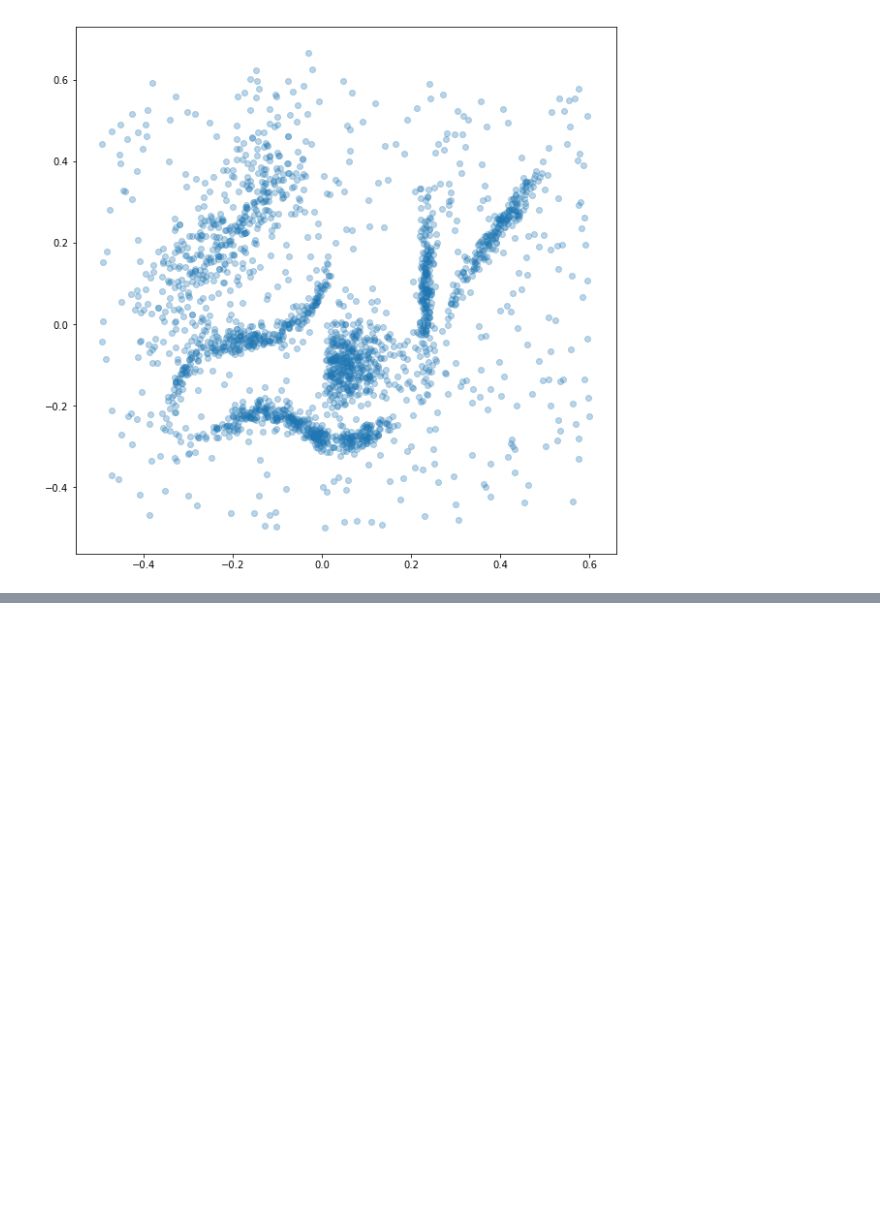
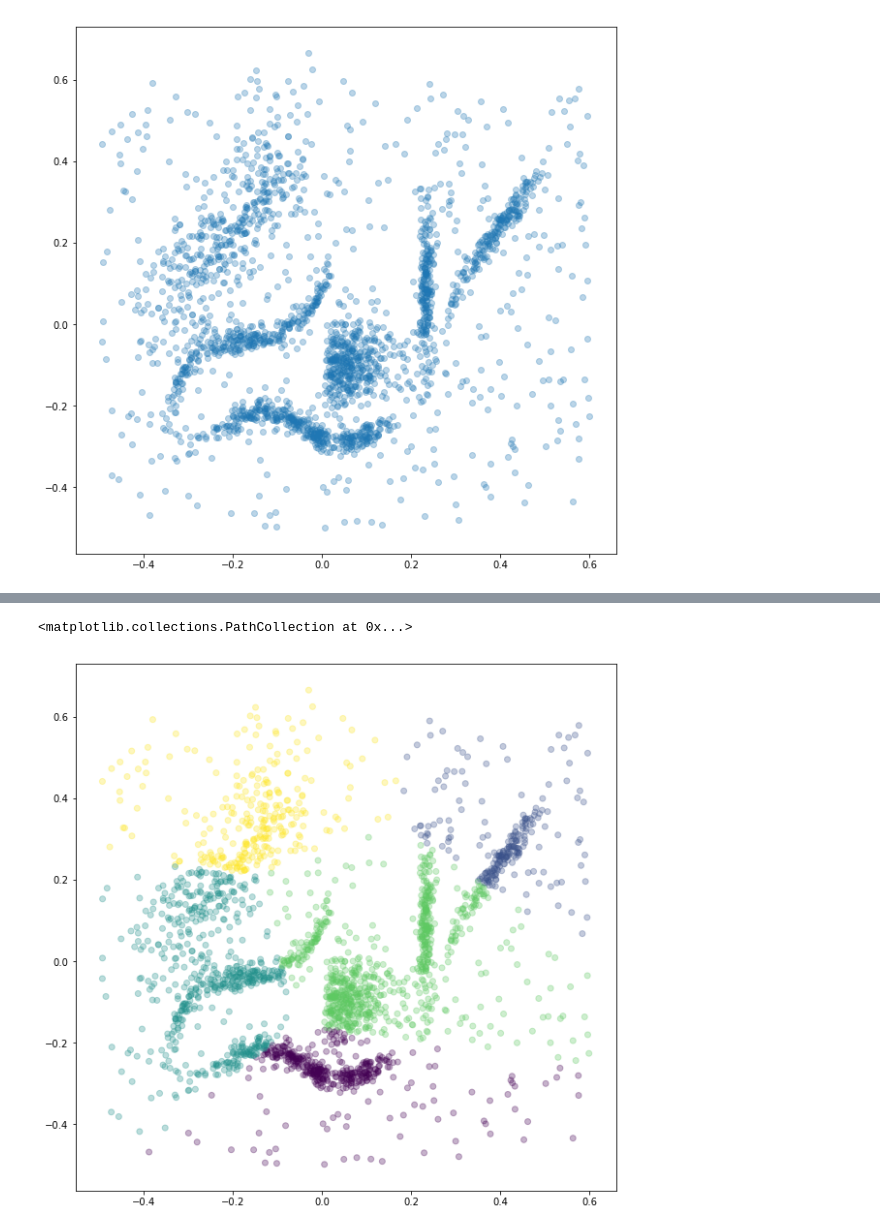
Before and after one commit to clustertoolsgroup/clustertools_project, a Jupyter notebook: example_notebook.ipynb, the cells around one changed output, grey strips where cells are left out. Cells and saved outputs as stored; diff of their text form; code cells hidden in the pictures; blank space fills up the shorter version.

```diff
--- a/example_notebook.ipynb
+++ b/example_notebook.ipynb
@@ -45,0 +67,4 @@ plt.scatter(x[:,0],x[:,1],alpha=.3,c =labels)
+# %%
+spc = SpectralClustering(x,5,similarity_metric='gaussian',bandwidth=.1,laplacian='normalized')
+# %%
+spc.fit()
@@ -45,0 +81,7 @@ plt.scatter(x[:,0],x[:,1],alpha=.3,c =labels)
+# %%
+labels = spc.cluster_labels
+plt.figure(figsize=(10,10))
+plt.scatter(x[:,0],x[:,1],alpha=.3,c =labels)
+# %% [output]
+<matplotlib.collections.PathCollection at 0x...>
+[figure, added]
```
Also changed, not shown: parts of 8 cells of this notebook, 1 other file.
